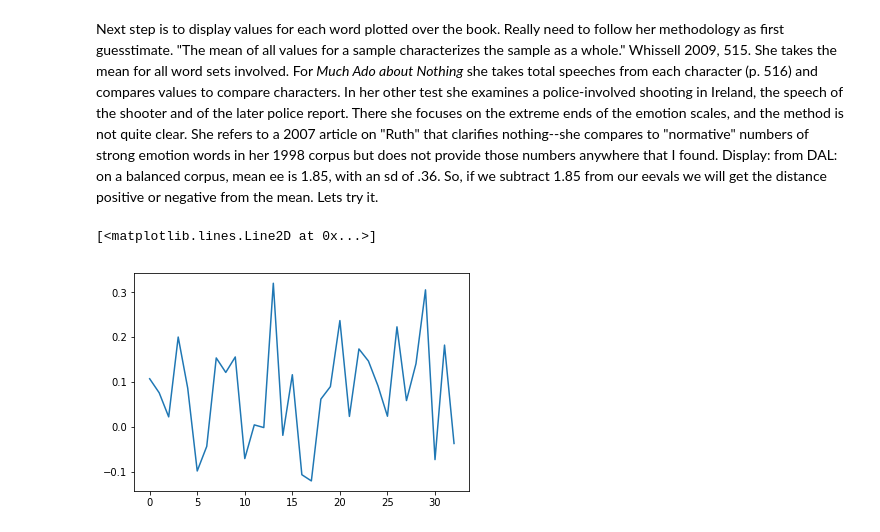
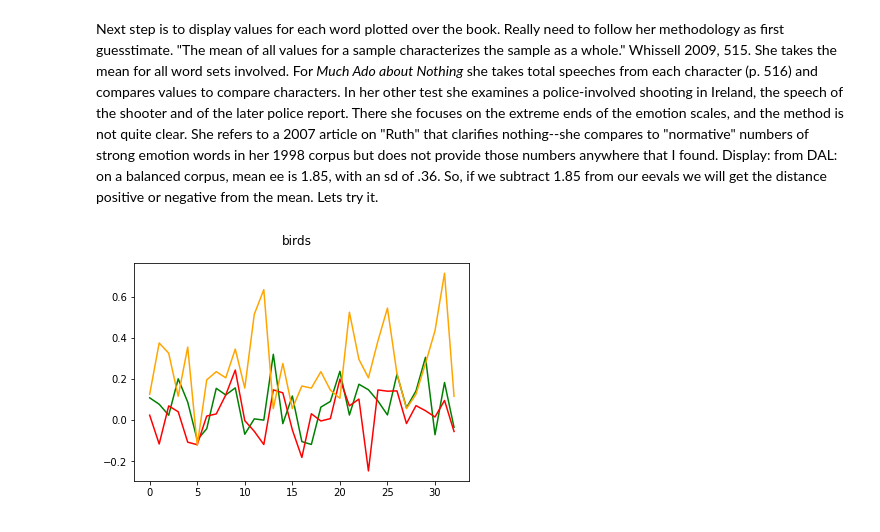
Before and after one commit to ginawarren/DigiHum, a Jupyter notebook: getWhissell.ipynb, the cells around one changed output. Cells and saved outputs as stored; diff of their text form; code cells hidden in the pictures.

```diff
--- a/getWhissell.ipynb
+++ b/getWhissell.ipynb
@@ -48,12 +41,17 @@ Next, open the DA file and read it into a dictionary. Each line is split so the
 # %%
+c = nltk.ConcordanceIndex(doc_text.tokens, key = lambda s: s.lower())
+locations = c.offsets(targetWord)
+
 with open("texts/DAL.txt") as dictionary_affect_file:
    daffect = dict(line.rstrip().split(",", 1) for line in dictionary_affect_file)
 
 alleevals = []                   #declare lists of vals for every token found in text
 allaavals = []
 alliivals = []
-allNonelist = []                 # keep nonelist for token
+allNonelist = []                 # keep all nonelist for token report
 allAvgeevals = []                # keep list of avg vals for plotting
+allAvgaavals = []
+allAvgiivals = []
 
 for location in locations:       #iterate over list of concordance hit offsets
     print (c._tokens[location], "offset =", location)
@@ -88,7 +86,8 @@ for location in locations:       #iterate over list of concordance hit offsets
     avgiivals = round(mean(iivals), 2)       # rounded to 2 decimal places like Whissell
 
     allAvgeevals.append(avgeevals - 1.85)  # .extend causes a TypeError: 'float' object is not iterable
-    # (map(str,avgeevals))
+    allAvgaavals.append(avgaavals - 1.67)  # We subtract the balanced corpus mean to give variance
+    allAvgiivals.append(avgiivals - 1.525)
 
     # here follow the token reports: all the words, the No Vals list, and the scores
     print (" ".join(word for word in phrase))
@@ -105,6 +104,7 @@ print ("Type Means for", targetWord)
 print ("EE =", meanTotaleevals)
 print ("AA =", meanTotalaavals)
 print ("II =", meanTotaliivals)
+print ("No values for", list(sorted(set(allNonelist))))
 print ("Hit Ratio = %",hitratio)
 # %% [output]
 birds offset = 392
@@ -127,8 +127,9 @@ Hit Ratio = % 86.2
 # %% [markdown]
 Next step is to display values for each word plotted over the book. Really need to follow her methodology as first guesstimate. "The mean of all values for a sample characterizes the sample as a whole." Whissell 2009, 515. She takes the mean for all word sets involved. For _Much Ado about Nothing_ she takes total speeches from each character (p. 516) and compares values to compare characters. In her other test she examines a police-involved shooting in Ireland, the speech of the shooter and of the later police report. There she focuses on the extreme ends of the emotion scales, and the method is not quite clear. She refers to a 2007 article on "Ruth" that clarifies nothing--she compares to "normative" numbers of strong emotion words in her 1998 corpus but does not provide those numbers anywhere that I found.
 Display: from DAL: on a balanced corpus, mean ee is 1.85, with an sd of .36. So, if we subtract 1.85 from our eevals we will get the distance positive or negative from the mean. Lets try it.
-# %%
-matplotlib.pyplot.plot(allAvgeevals)
-# %% [output]
-[<matplotlib.lines.Line2D at 0x...>]
-[figure, removed]
+# %%
+plt.plot(allAvgeevals, 'g', allAvgaavals, 'r', allAvgiivals, 'orange')
+plt.suptitle(targetWord)
+plt.show()
+# %% [output]
+[figure, added]
```
Also changed, not shown: parts of 6 cells of this notebook.
